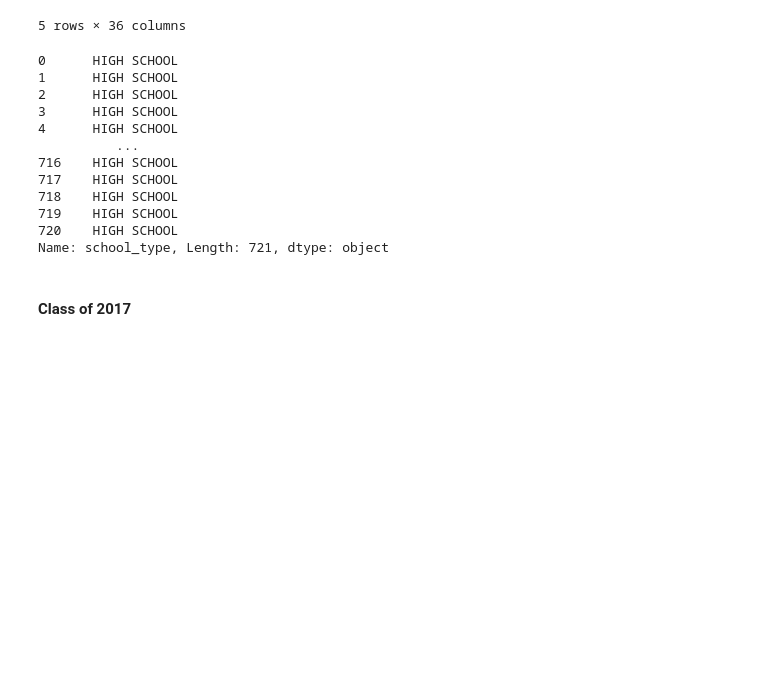
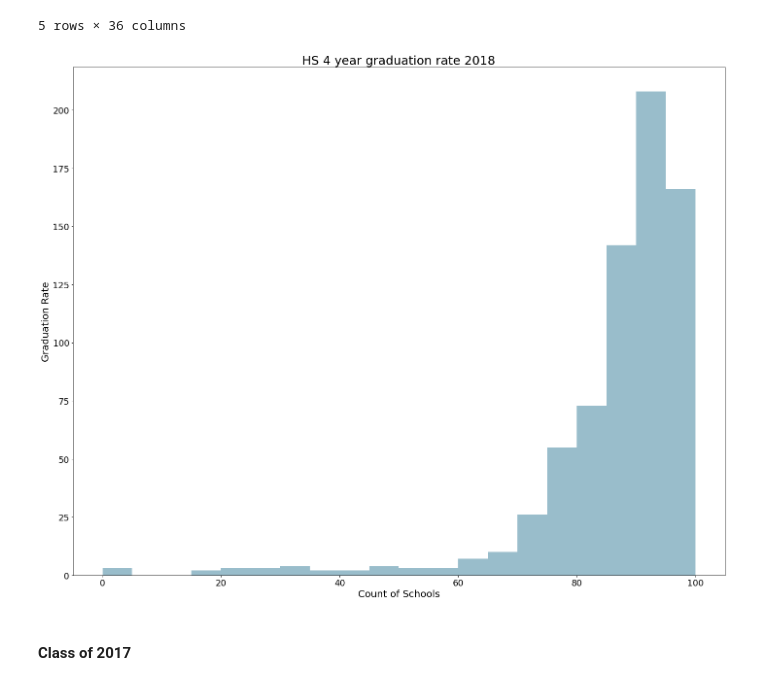
Before and after one commit to dannmorr/predicting-ibse-graduation-rate, a Jupyter notebook: notebooks/exploratory/02_eda_new_matrix.ipynb, the cells around one changed output. Drawn from its saved outputs; the diff is of its cells as text; code cells hidden in the pictures; blank space fills up the shorter version.

```diff
--- a/notebooks/exploratory/02_eda_new_matrix.ipynb
+++ b/notebooks/exploratory/02_eda_new_matrix.ipynb
@@ -198,18 +245,14 @@ hs_18.head()
 | 3 | 2018.0 | 010010040260001 | School | Unity High School | CUSD 4 | Mendon | Adams | UNIT | MEDIUM | ... |
 | 4 | 2018.0 | 010011720220003 | School | Quincy Sr High School | Quincy SD 172 | Quincy | Adams | UNIT | LARGE | ... |
 5 rows × 36 columns
-# %%
-hs_18.school_type
-# %% [output]
-0      HIGH SCHOOL
-1      HIGH SCHOOL
-2      HIGH SCHOOL
-3      HIGH SCHOOL
-4      HIGH SCHOOL
-          ...
-716    HIGH SCHOOL
-717    HIGH SCHOOL
-718    HIGH SCHOOL
-719    HIGH SCHOOL
-720    HIGH SCHOOL
-Name: school_type, Length: 721, dtype: object
+# %%
+fig = plt.subplots(figsize=(20,16))
+plt.hist(hs_18.high_school_4_year_graduation_rate_total, bins = 20, color='#99BDCB')
+plt.title('HS 4 year graduation rate 2018')
+plt.xlabel('Count of Schools')
+plt.ylabel('Graduation Rate')
+plt.tight_layout()
+plt.savefig('figures/2018_hist.png')
+plt.show();
+# %% [output]
+[figure, added]
```
Also changed, not shown: parts of 65 cells of this notebook, 8 other files.
